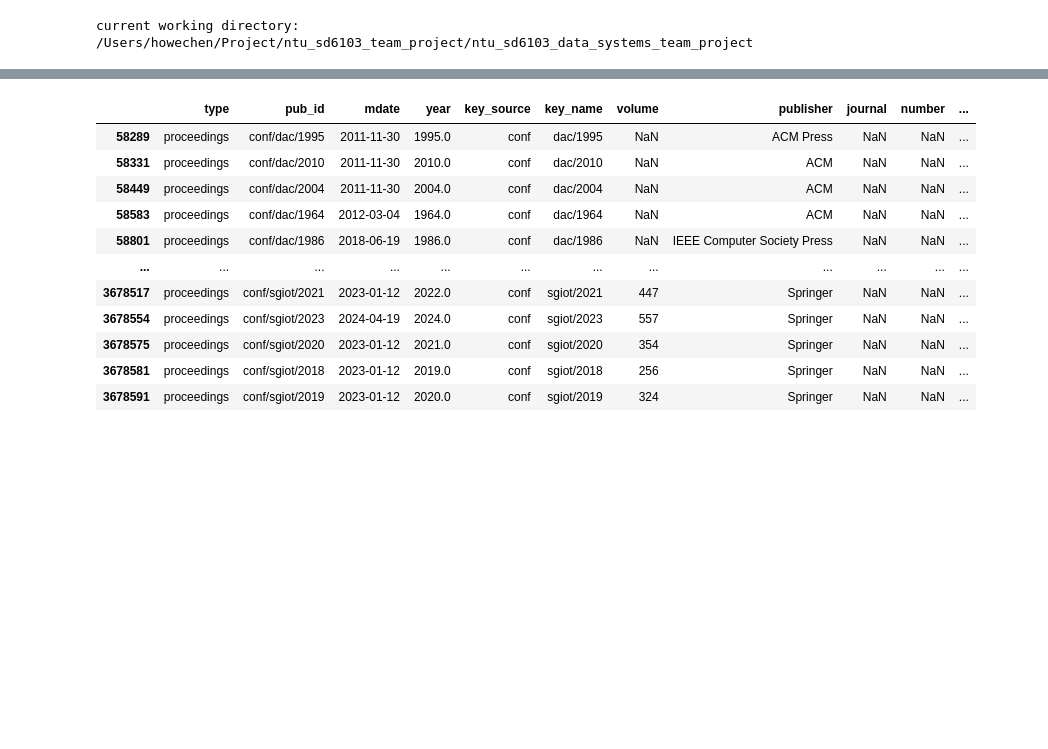
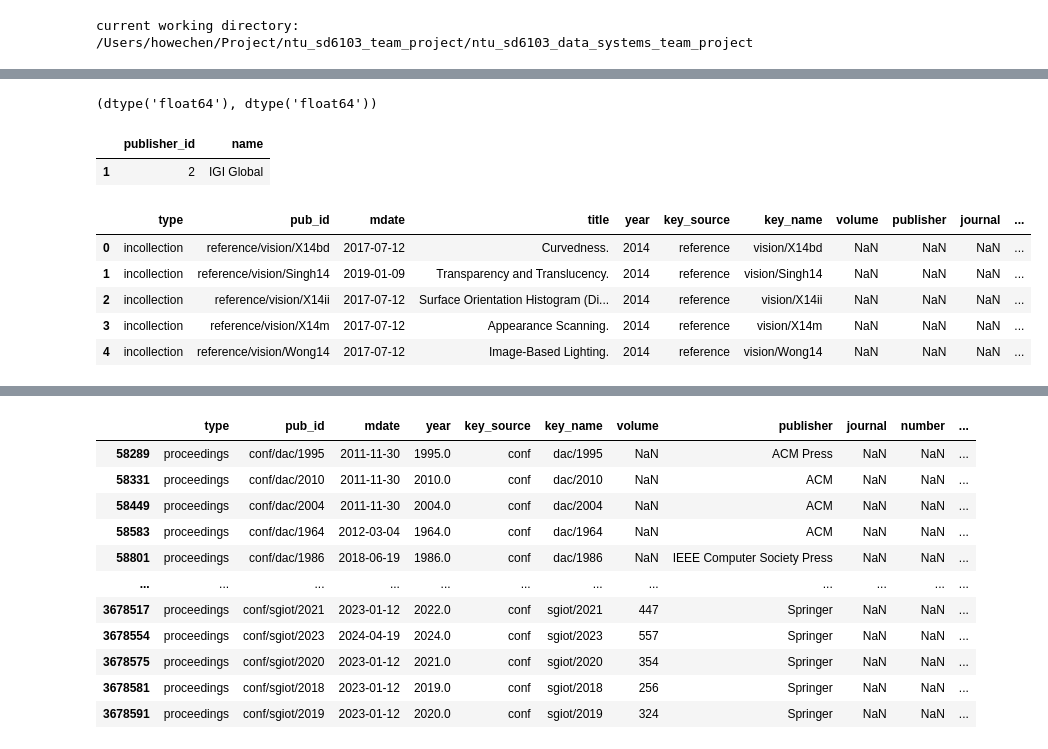
Before and after one commit to HoweChen0517/ntu_sd6103_data_systems_team_project, a Jupyter notebook: notebook/preprocessing.ipynb, the cells around one changed output, grey strips where cells are left out. Cells and saved outputs as stored; diff of their text form; code cells hidden in the pictures; blank space fills up the shorter version.

```diff
--- a/notebook/preprocessing.ipynb
+++ b/notebook/preprocessing.ipynb
@@ -27,0 +45,22 @@ publisher_df = pd.read_csv(publisher_csv_path)
+# %%
+df = pd.read_csv('../ntu_sd6103_team_project_data/csv_files/publications.csv')
+df['journal_id'].dtype, df['publisher_id'].dtype
+# %% [output]
+(dtype('float64'), dtype('float64'))
+# %%
+publisher_df[publisher_df['publisher_id'] == 2]
+# %% [output]
+|  | publisher_id | name |
+| 1 | 2 | IGI Global |
+# %%
+pub_df['key_name_striped'] = pub_df['key_name'].str.split('/').str[0]
+pub_df['year'] = pub_df['year'].astype('Int64')
+pub_df['key_name_striped'] = pub_df.apply(lambda x: str(x['key_name_striped'])+str(x['year']), axis=1)
+pub_df.head()
+# %% [output]
+|  | type | pub_id | mdate | title | year | key_source | key_name | volume | publisher | journal | ... |
+| 0 | incollection | reference/vision/X14bd | 2017-07-12 | Curvedness. | 2014 | reference | vision/X14bd | NaN | NaN | NaN | ... |
+| 1 | incollection | reference/vision/Singh14 | 2019-01-09 | Transparency and Translucency. | 2014 | reference | vision/Singh14 | NaN | NaN | NaN | ... |
+| 2 | incollection | reference/vision/X14ii | 2017-07-12 | Surface Orientation Histogram (Di... | 2014 | reference | vision/X14ii | NaN | NaN | NaN | ... |
+| 3 | incollection | reference/vision/X14m | 2017-07-12 | Appearance Scanning. | 2014 | reference | vision/X14m | NaN | NaN | NaN | ... |
+| 4 | incollection | reference/vision/Wong14 | 2017-07-12 | Image-Based Lighting. | 2014 | reference | vision/Wong14 | NaN | NaN | NaN | ... |
```
Also changed, not shown: parts of 34 cells of this notebook, 6 other files.
